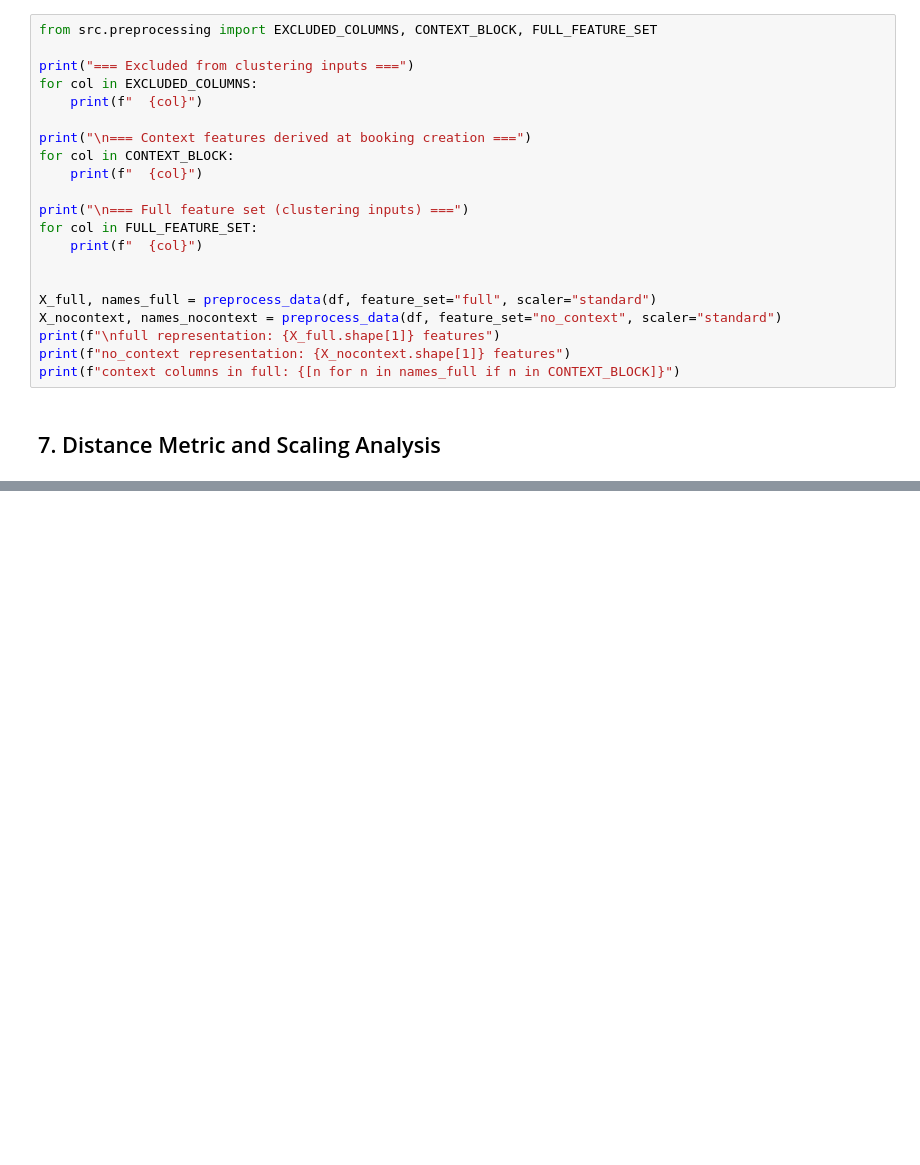
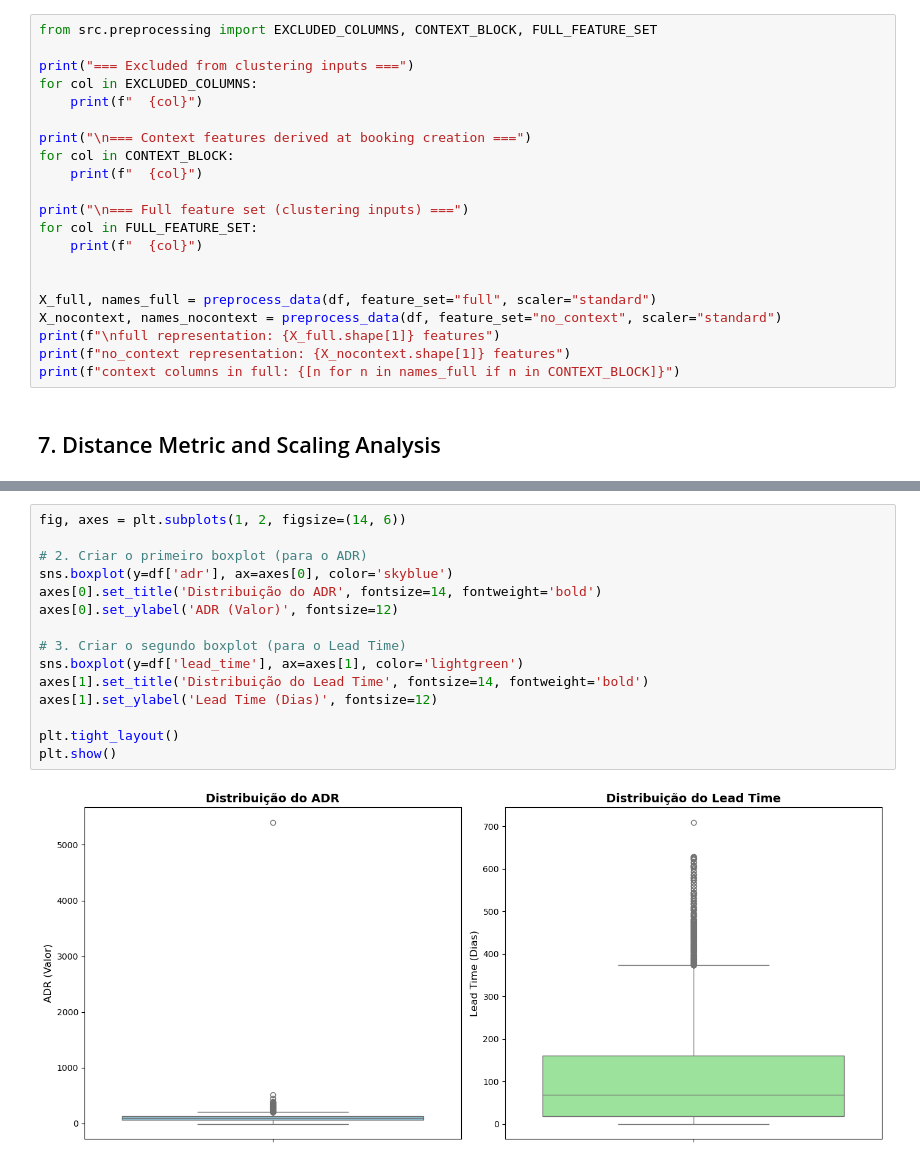
Before and after one commit to nmn0gueira/hotel-booking-ml, a Jupyter notebook: notebooks/01_eda.ipynb, the cells around one changed output, grey strips where cells are left out. Cells and saved outputs as stored; diff of their text form; blank space fills up the shorter version.

Commit message:
update eda - falta corrigir um grafico e adicionar os outro (falta filtrar o mais relevantes para a analise dos dados)

```diff
--- a/notebooks/01_eda.ipynb
+++ b/notebooks/01_eda.ipynb
@@ -210,0 +313,17 @@ plt.show()
+# %%
+fig, axes = plt.subplots(1, 2, figsize=(14, 6))
+
+# 2. Criar o primeiro boxplot (para o ADR)
+sns.boxplot(y=df['adr'], ax=axes[0], color='skyblue')
+axes[0].set_title('Distribuição do ADR', fontsize=14, fontweight='bold')
+axes[0].set_ylabel('ADR (Valor)', fontsize=12)
+
+# 3. Criar o segundo boxplot (para o Lead Time)
+sns.boxplot(y=df['lead_time'], ax=axes[1], color='lightgreen')
+axes[1].set_title('Distribuição do Lead Time', fontsize=14, fontweight='bold')
+axes[1].set_ylabel('Lead Time (Dias)', fontsize=12)
+
+plt.tight_layout()
+plt.show()
+# %% [output]
+[figure, added]
```
Also changed, not shown: parts of 11 cells of this notebook.
